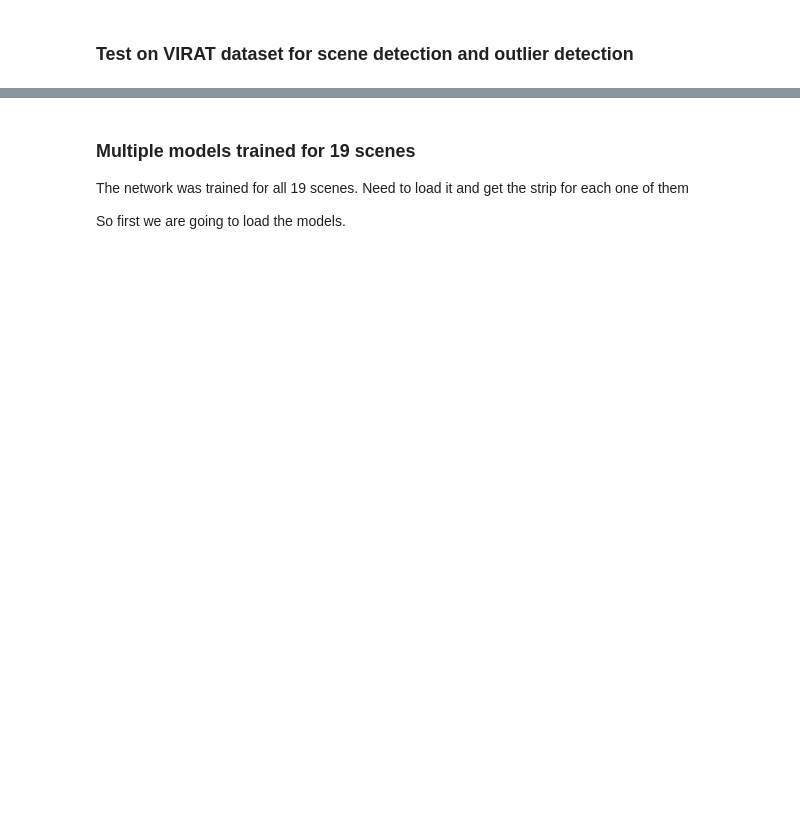
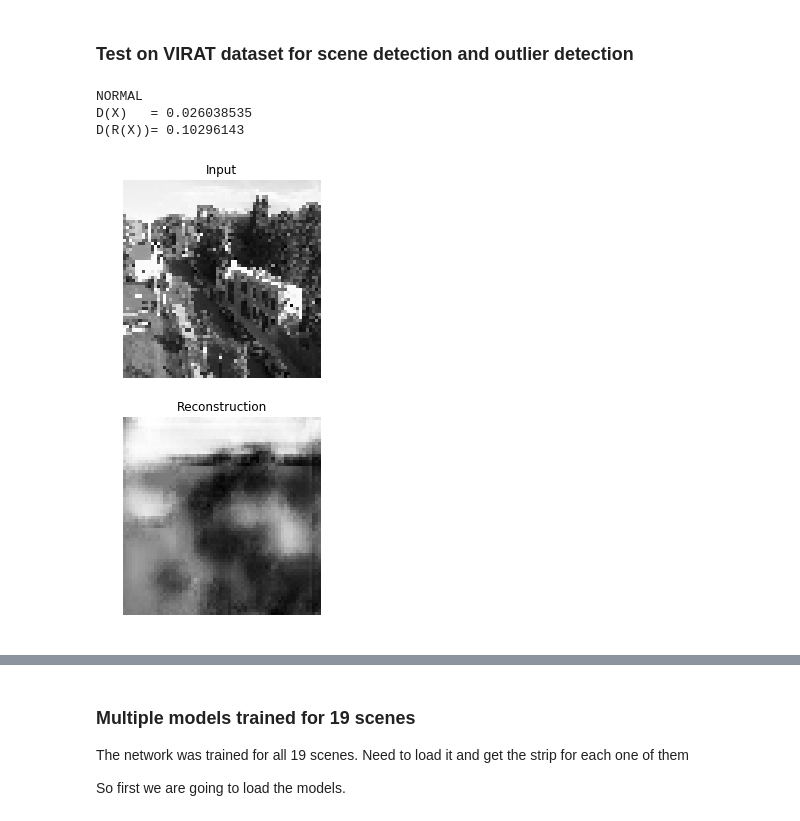
Before and after one commit to salmedina/ALOCC_Keras, a Jupyter notebook: Test ALOCC Model.ipynb, the cells around one changed output, grey strips where cells are left out. Saved outputs shown, nothing was run; the diff lists cells and outputs as text; code cells hidden in the pictures; blank space fills up the shorter version.

Commit message:
Update for VIRAT

```diff
--- a/Test ALOCC Model.ipynb
+++ b/Test ALOCC Model.ipynb
@@ -156,6 +132,16 @@ def test_image(img_path, size=64):
     img = Image.open(img_path).resize((size, size)).convert('L')
     data = np.asarray(img, dtype=np.uint8) / 255.0
     data = data.reshape(-1, size, size, 1)
+    dx = self.discriminator.predict(data)[0][0]
+    drx = self.discriminator.predict(self.generator.predict(data))[0][0]
+
+    if drx > dx:
+        print('NORMAL')
+    else:
+        print('ABNORMAL')
+
+    print('D(X)   =', dx)
+    print('D(R(X))=', drx)
     model_predicts = self.adversarial_model.predict(data)
 
     fig = plt.figure(figsize=(8, 8))
@@ -178,3 +164,10 @@ def test_image(img_path, size=64):
     error = K.eval(binary_crossentropy(y_pred, y_true)).mean()
     print('Reconstruction loss:  ', error)
     print('Discriminator Output: ', model_predicts[1][0][0])
+# %%
+test_image('/mnt/Alfheim/Data/VIRAT2/VIRAT-V2-drop1/Frames/VIRAT_S_040210_00_000475_001426/1.jpg')
+# %% [output]
+NORMAL
+D(X)   = 0.026038535
+D(R(X))= 0.10296143
+[figure, added]
```
Also changed, not shown: parts of 6 cells of this notebook, 4 other files.
